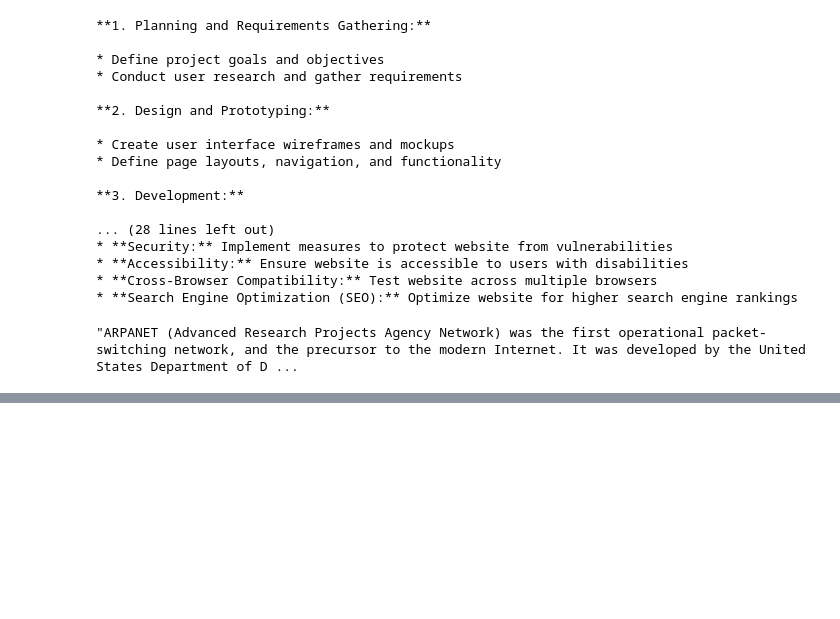
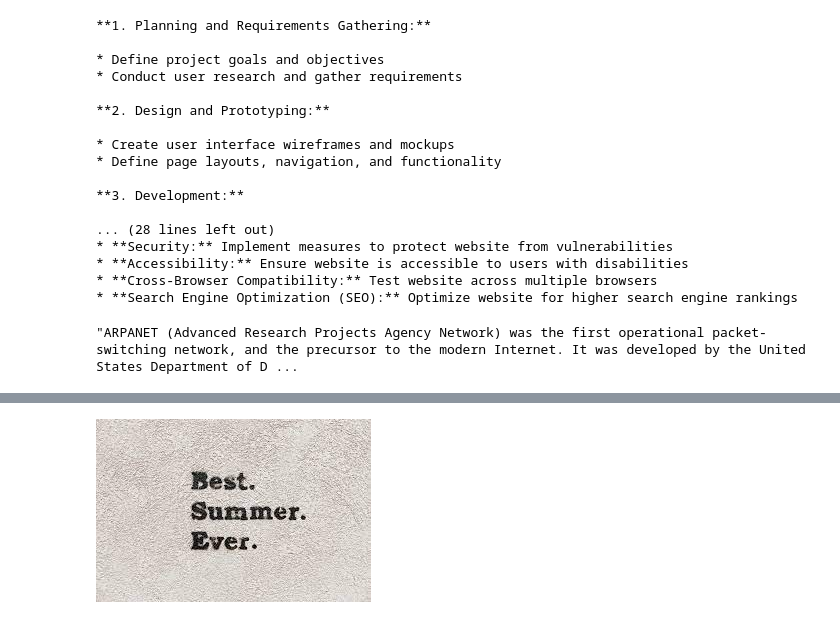
Before and after one commit to badri-2005/Gen_AI_Apex, a Jupyter notebook: googleai.ipynb, the cells around one changed output, grey strips where cells are left out. Drawn from its saved outputs; the diff is of its cells as text; code cells hidden in the pictures; blank space fills up the shorter version.

```diff
--- a/googleai.ipynb
+++ b/googleai.ipynb
@@ -100,0 +126,2 @@ model.generate_content("What is ARPANET in 50words").text
+# %%
+img_text = Image.open("/content/text_image.jpeg")
@@ -100,0 +138,4 @@ model.generate_content("What is ARPANET in 50words").text
+# %%
+img_text
+# %% [output]
+[figure, added]
```
Also changed, not shown: parts of 8 cells of this notebook.
